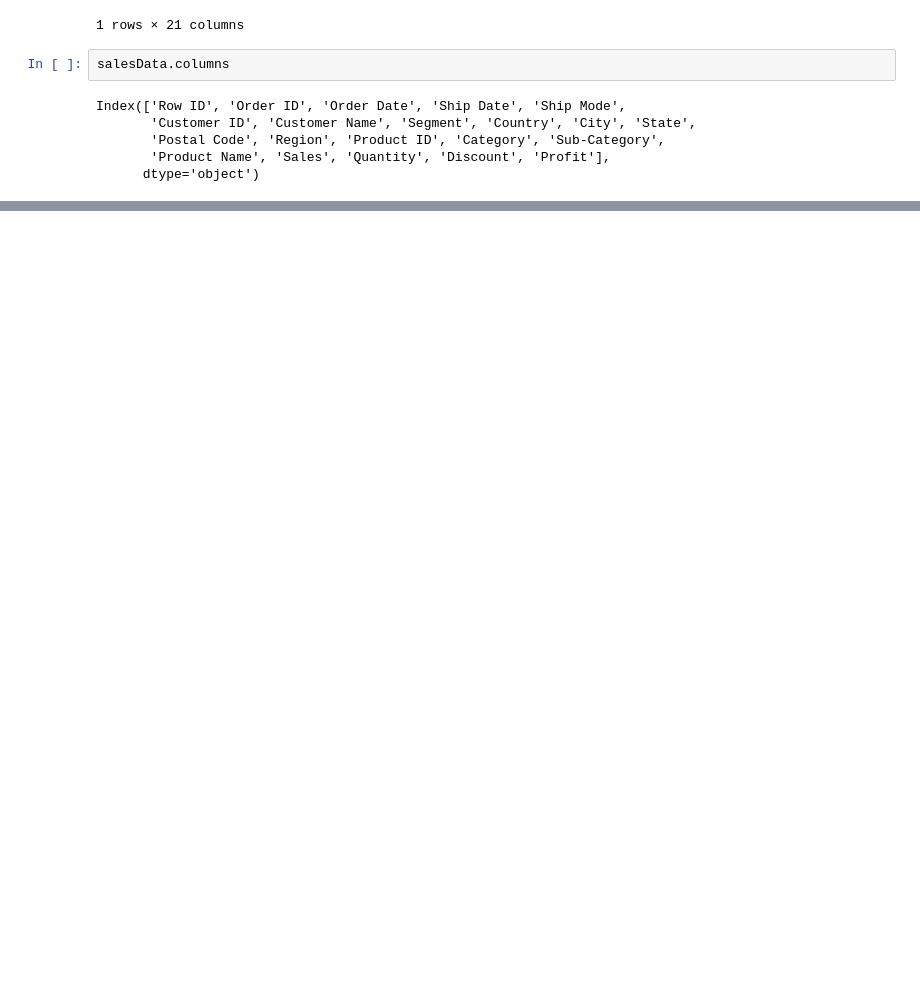
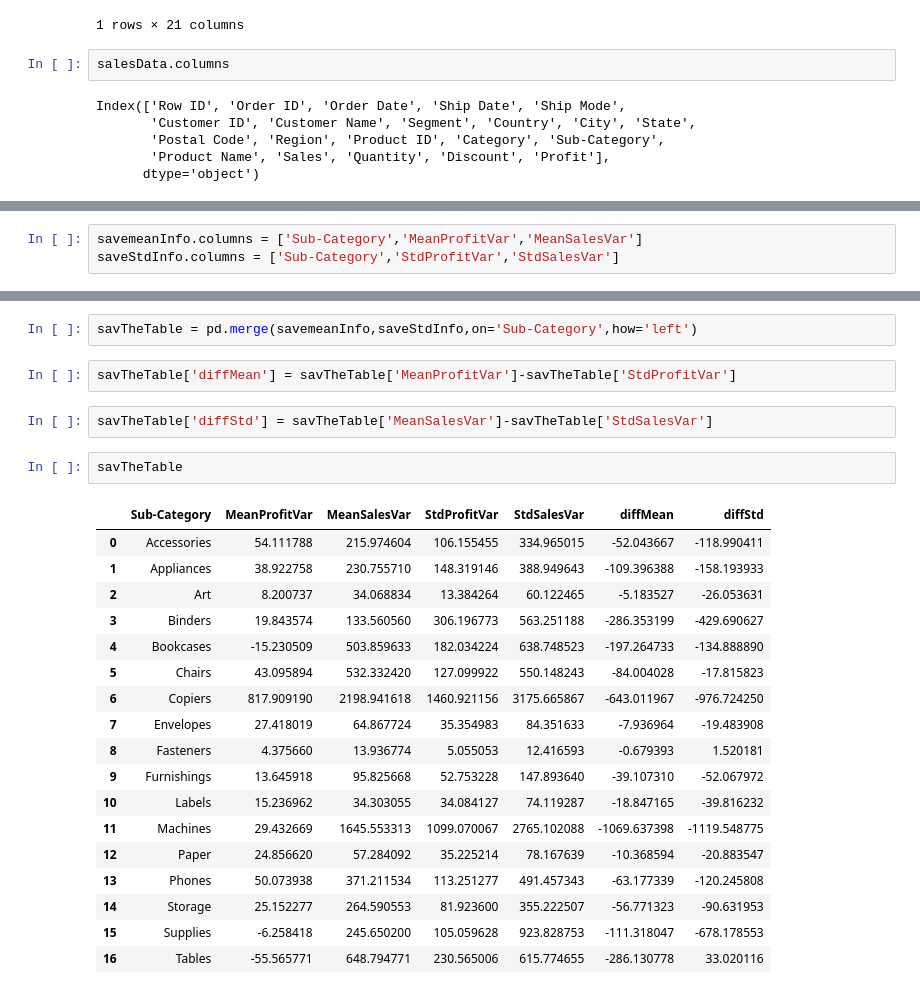
Before and after one commit to vash-ashutosh/Advanced-Data-Manipulation, a Jupyter notebook: Playing with Data - Python Pandas.ipynb, the cells around one changed output, grey strips where cells are left out. Saved outputs shown, nothing was run; the diff lists cells and outputs as text; blank space fills up the shorter version.

```diff
--- a/Playing with Data - Python Pandas.ipynb
+++ b/Playing with Data - Python Pandas.ipynb
@@ -1191,0 +1196,3 @@ mean
+# %%
+savemeanInfo.columns = ['Sub-Category','MeanProfitVar','MeanSalesVar']
+saveStdInfo.columns = ['Sub-Category','StdProfitVar','StdSalesVar']
@@ -1191,0 +1217,27 @@ mean
+# %%
+savTheTable = pd.merge(savemeanInfo,saveStdInfo,on='Sub-Category',how='left')
+# %%
+savTheTable['diffMean'] = savTheTable['MeanProfitVar']-savTheTable['StdProfitVar']
+# %%
+savTheTable['diffStd'] = savTheTable['MeanSalesVar']-savTheTable['StdSalesVar']
+# %%
+savTheTable
+# %% [output]
+|  | Sub-Category | MeanProfitVar | MeanSalesVar | StdProfitVar | StdSalesVar | diffMean | diffStd |
+| 0 | Accessories | 54.111788 | 215.974604 | 106.155455 | 334.965015 | -52.043667 | -118.990411 |
+| 1 | Appliances | 38.922758 | 230.755710 | 148.319146 | 388.949643 | -109.396388 | -158.193933 |
+| 2 | Art | 8.200737 | 34.068834 | 13.384264 | 60.122465 | -5.183527 | -26.053631 |
+| 3 | Binders | 19.843574 | 133.560560 | 306.196773 | 563.251188 | -286.353199 | -429.690627 |
+| 4 | Bookcases | -15.230509 | 503.859633 | 182.034224 | 638.748523 | -197.264733 | -134.888890 |
+| 5 | Chairs | 43.095894 | 532.332420 | 127.099922 | 550.148243 | -84.004028 | -17.815823 |
+| 6 | Copiers | 817.909190 | 2198.941618 | 1460.921156 | 3175.665867 | -643.011967 | -976.724250 |
+| 7 | Envelopes | 27.418019 | 64.867724 | 35.354983 | 84.351633 | -7.936964 | -19.483908 |
+| 8 | Fasteners | 4.375660 | 13.936774 | 5.055053 | 12.416593 | -0.679393 | 1.520181 |
+| 9 | Furnishings | 13.645918 | 95.825668 | 52.753228 | 147.893640 | -39.107310 | -52.067972 |
+| 10 | Labels | 15.236962 | 34.303055 | 34.084127 | 74.119287 | -18.847165 | -39.816232 |
+| 11 | Machines | 29.432669 | 1645.553313 | 1099.070067 | 2765.102088 | -1069.637398 | -1119.548775 |
+| 12 | Paper | 24.856620 | 57.284092 | 35.225214 | 78.167639 | -10.368594 | -20.883547 |
+| 13 | Phones | 50.073938 | 371.211534 | 113.251277 | 491.457343 | -63.177339 | -120.245808 |
+| 14 | Storage | 25.152277 | 264.590553 | 81.923600 | 355.222507 | -56.771323 | -90.631953 |
+| 15 | Supplies | -6.258418 | 245.650200 | 105.059628 | 923.828753 | -111.318047 | -678.178553 |
+| 16 | Tables | -55.565771 | 648.794771 | 230.565006 | 615.774655 | -286.130778 | 33.020116 |
```
Also changed, not shown: parts of 29 cells of this notebook.
